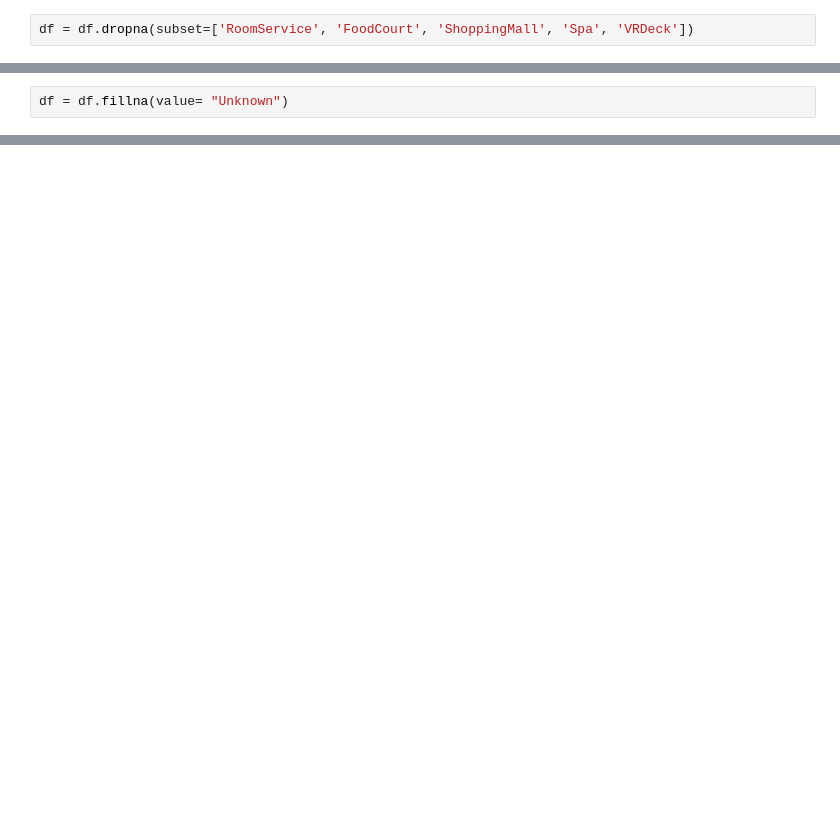
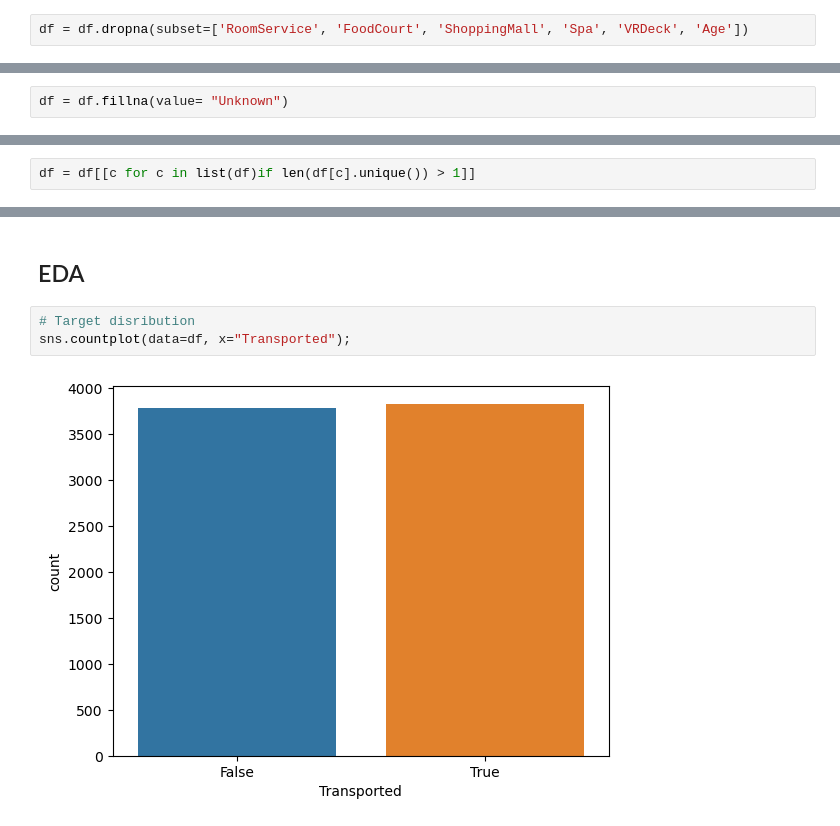
Before and after one commit to Starburned7/spaceship-titanic, a Jupyter notebook: ipynb/examples.ipynb, the cells around one changed output, grey strips where cells are left out. Cells and saved outputs as stored; diff of their text form; blank space fills up the shorter version.

Commit message:
feat: data preparation

```diff
--- a/ipynb/examples.ipynb
+++ b/ipynb/examples.ipynb
@@ -92,7 +109,7 @@ The following approach for missing data is to be applied:
 * `RoomService`, `FoodCourt`, `ShoppingMall`, `Spa`, `VRDeck` - drop these values
 * `Name` - replace with "Unknown"
 # %%
-df = df.dropna(subset=['RoomService', 'FoodCourt', 'ShoppingMall', 'Spa', 'VRDeck'])
+df = df.dropna(subset=['RoomService', 'FoodCourt', 'ShoppingMall', 'Spa', 'VRDeck', 'Age'])
 # %%
 len(df)
 # %% [output]
@@ -101,0 +123,2 @@ df = df.fillna(value= "Unknown")
+# %%
+df = df[[c for c in list(df)if len(df[c].unique()) > 1]]
@@ -101,0 +184,7 @@ df = df.fillna(value= "Unknown")
+# %% [markdown]
+## EDA
+# %%
+# Target disribution
+sns.countplot(data=df, x="Transported");
+# %% [output]
+[figure, added]
```
Also changed, not shown: parts of 28 cells of this notebook.
